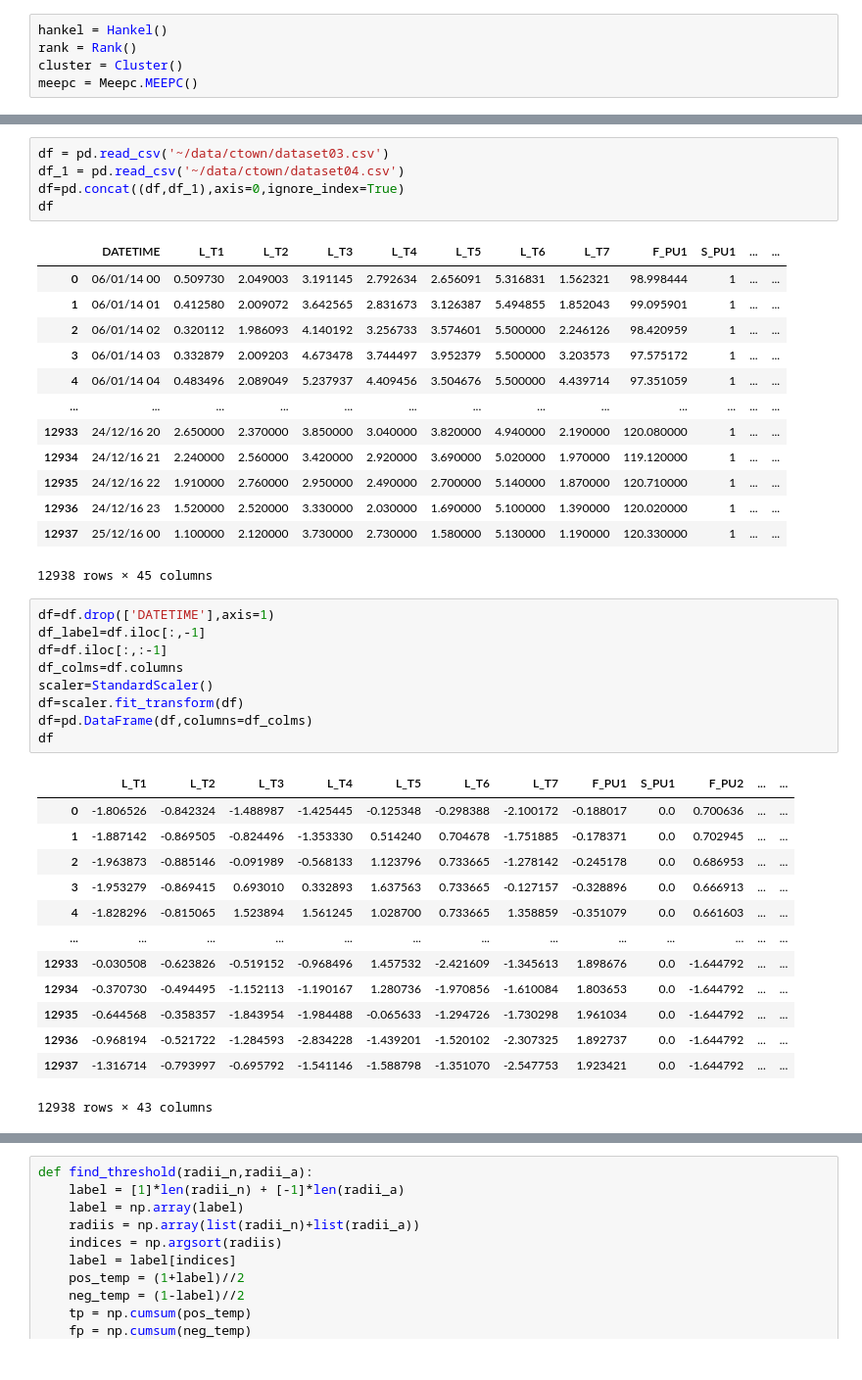
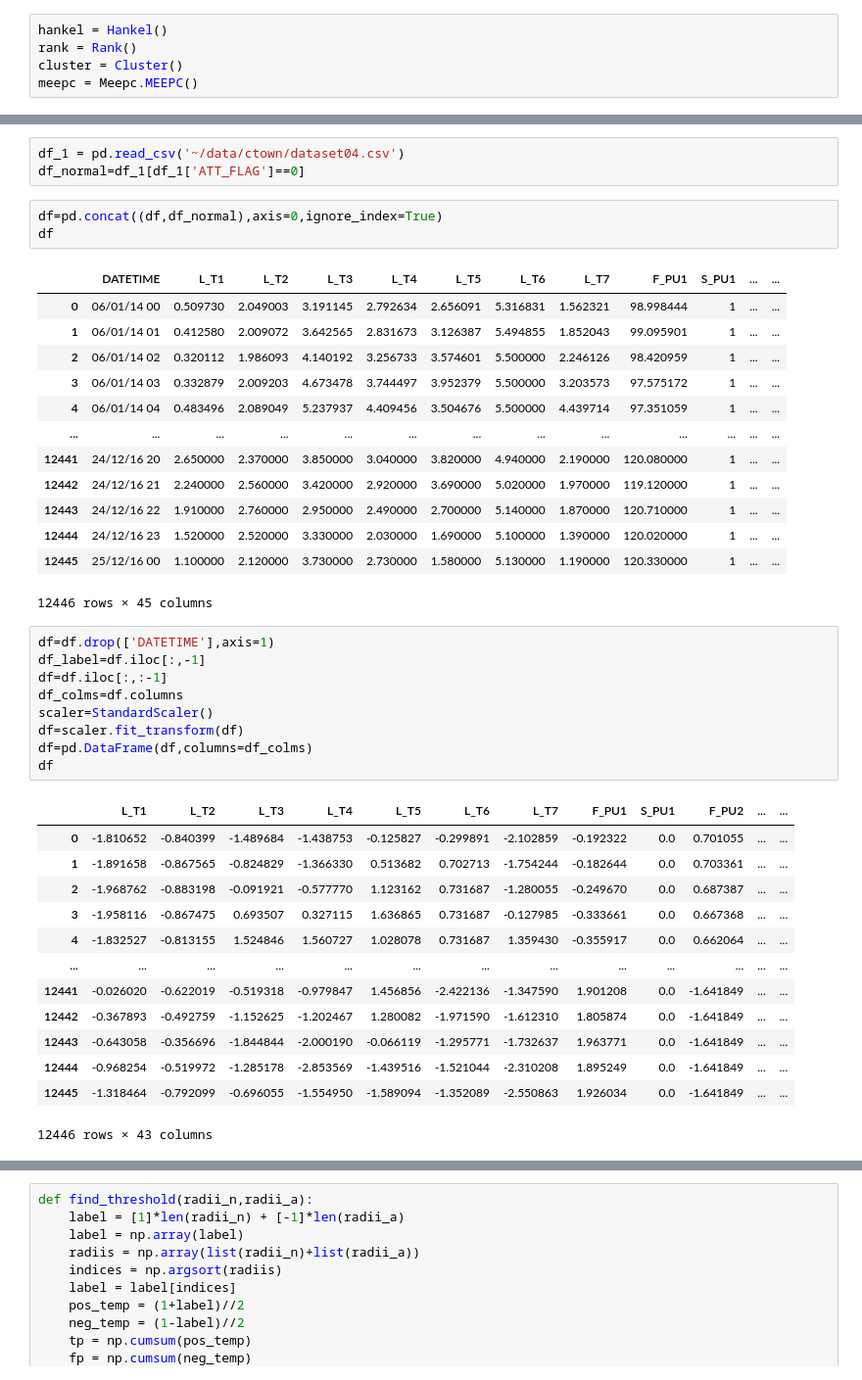
Before and after one commit to manu1003/meepc, a Jupyter notebook: batadel.ipynb, the cells around one changed output, grey strips where cells are left out. Shown at 98% size. Saved outputs shown, nothing was run; the diff lists cells and outputs as text.

```diff
--- a/batadel.ipynb
+++ b/batadel.ipynb
@@ -15,22 +32,23 @@ meepc = Meepc.MEEPC()
+# %%
+df_1 = pd.read_csv('~/data/ctown/dataset04.csv')
+df_normal=df_1[df_1['ATT_FLAG']==0]
 # %%
-df = pd.read_csv('~/data/ctown/dataset03.csv')
-df_1 = pd.read_csv('~/data/ctown/dataset04.csv')
-df=pd.concat((df,df_1),axis=0,ignore_index=True)
+df=pd.concat((df,df_normal),axis=0,ignore_index=True)
 df
 # %% [output]
 |  | DATETIME | L_T1 | L_T2 | L_T3 | L_T4 | L_T5 | L_T6 | L_T7 | F_PU1 | S_PU1 | ... | ... |
 | 0 | 06/01/14 00 | 0.509730 | 2.049003 | 3.191145 | 2.792634 | 2.656091 | 5.316831 | 1.562321 | 98.998444 | 1 | ... | ... |
 | 1 | 06/01/14 01 | 0.412580 | 2.009072 | 3.642565 | 2.831673 | 3.126387 | 5.494855 | 1.852043 | 99.095901 | 1 | ... | ... |
 | 2 | 06/01/14 02 | 0.320112 | 1.986093 | 4.140192 | 3.256733 | 3.574601 | 5.500000 | 2.246126 | 98.420959 | 1 | ... | ... |
 | 3 | 06/01/14 03 | 0.332879 | 2.009203 | 4.673478 | 3.744497 | 3.952379 | 5.500000 | 3.203573 | 97.575172 | 1 | ... | ... |
 | 4 | 06/01/14 04 | 0.483496 | 2.089049 | 5.237937 | 4.409456 | 3.504676 | 5.500000 | 4.439714 | 97.351059 | 1 | ... | ... |
 | ... | ... | ... | ... | ... | ... | ... | ... | ... | ... | ... | ... | ... |
-| 12933 | 24/12/16 20 | 2.650000 | 2.370000 | 3.850000 | 3.040000 | 3.820000 | 4.940000 | 2.190000 | 120.080000 | 1 | ... | ... |
-| 12934 | 24/12/16 21 | 2.240000 | 2.560000 | 3.420000 | 2.920000 | 3.690000 | 5.020000 | 1.970000 | 119.120000 | 1 | ... | ... |
-| 12935 | 24/12/16 22 | 1.910000 | 2.760000 | 2.950000 | 2.490000 | 2.700000 | 5.140000 | 1.870000 | 120.710000 | 1 | ... | ... |
-| 12936 | 24/12/16 23 | 1.520000 | 2.520000 | 3.330000 | 2.030000 | 1.690000 | 5.100000 | 1.390000 | 120.020000 | 1 | ... | ... |
-| 12937 | 25/12/16 00 | 1.100000 | 2.120000 | 3.730000 | 2.730000 | 1.580000 | 5.130000 | 1.190000 | 120.330000 | 1 | ... | ... |
+| 12441 | 24/12/16 20 | 2.650000 | 2.370000 | 3.850000 | 3.040000 | 3.820000 | 4.940000 | 2.190000 | 120.080000 | 1 | ... | ... |
+| 12442 | 24/12/16 21 | 2.240000 | 2.560000 | 3.420000 | 2.920000 | 3.690000 | 5.020000 | 1.970000 | 119.120000 | 1 | ... | ... |
+| 12443 | 24/12/16 22 | 1.910000 | 2.760000 | 2.950000 | 2.490000 | 2.700000 | 5.140000 | 1.870000 | 120.710000 | 1 | ... | ... |
+| 12444 | 24/12/16 23 | 1.520000 | 2.520000 | 3.330000 | 2.030000 | 1.690000 | 5.100000 | 1.390000 | 120.020000 | 1 | ... | ... |
+| 12445 | 25/12/16 00 | 1.100000 | 2.120000 | 3.730000 | 2.730000 | 1.580000 | 5.130000 | 1.190000 | 120.330000 | 1 | ... | ... |
-12938 rows × 45 columns
+12446 rows × 45 columns
 # %%
 df=df.drop(['DATETIME'],axis=1)
 df_label=df.iloc[:,-1]
@@ -42,18 +60,18 @@ df=pd.DataFrame(df,columns=df_colms)
 df
 # %% [output]
 |  | L_T1 | L_T2 | L_T3 | L_T4 | L_T5 | L_T6 | L_T7 | F_PU1 | S_PU1 | F_PU2 | ... | ... |
-| 0 | -1.806526 | -0.842324 | -1.488987 | -1.425445 | -0.125348 | -0.298388 | -2.100172 | -0.188017 | 0.0 | 0.700636 | ... | ... |
-| 1 | -1.887142 | -0.869505 | -0.824496 | -1.353330 | 0.514240 | 0.704678 | -1.751885 | -0.178371 | 0.0 | 0.702945 | ... | ... |
-| 2 | -1.963873 | -0.885146 | -0.091989 | -0.568133 | 1.123796 | 0.733665 | -1.278142 | -0.245178 | 0.0 | 0.686953 | ... | ... |
-| 3 | -1.953279 | -0.869415 | 0.693010 | 0.332893 | 1.637563 | 0.733665 | -0.127157 | -0.328896 | 0.0 | 0.666913 | ... | ... |
-| 4 | -1.828296 | -0.815065 | 1.523894 | 1.561245 | 1.028700 | 0.733665 | 1.358859 | -0.351079 | 0.0 | 0.661603 | ... | ... |
+| 0 | -1.810652 | -0.840399 | -1.489684 | -1.438753 | -0.125827 | -0.299891 | -2.102859 | -0.192322 | 0.0 | 0.701055 | ... | ... |
+| 1 | -1.891658 | -0.867565 | -0.824829 | -1.366330 | 0.513682 | 0.702713 | -1.754244 | -0.182644 | 0.0 | 0.703361 | ... | ... |
+| 2 | -1.968762 | -0.883198 | -0.091921 | -0.577770 | 1.123162 | 0.731687 | -1.280055 | -0.249670 | 0.0 | 0.687387 | ... | ... |
+| 3 | -1.958116 | -0.867475 | 0.693507 | 0.327115 | 1.636865 | 0.731687 | -0.127985 | -0.333661 | 0.0 | 0.667368 | ... | ... |
+| 4 | -1.832527 | -0.813155 | 1.524846 | 1.560727 | 1.028078 | 0.731687 | 1.359430 | -0.355917 | 0.0 | 0.662064 | ... | ... |
 | ... | ... | ... | ... | ... | ... | ... | ... | ... | ... | ... | ... | ... |
-| 12933 | -0.030508 | -0.623826 | -0.519152 | -0.968496 | 1.457532 | -2.421609 | -1.345613 | 1.898676 | 0.0 | -1.644792 | ... | ... |
-| 12934 | -0.370730 | -0.494495 | -1.152113 | -1.190167 | 1.280736 | -1.970856 | -1.610084 | 1.803653 | 0.0 | -1.644792 | ... | ... |
-| 12935 | -0.644568 | -0.358357 | -1.843954 | -1.984488 | -0.065633 | -1.294726 | -1.730298 | 1.961034 | 0.0 | -1.644792 | ... | ... |
-| 12936 | -0.968194 | -0.521722 | -1.284593 | -2.834228 | -1.439201 | -1.520102 | -2.307325 | 1.892737 | 0.0 | -1.644792 | ... | ... |
-| 12937 | -1.316714 | -0.793997 | -0.695792 | -1.541146 | -1.588798 | -1.351070 | -2.547753 | 1.923421 | 0.0 | -1.644792 | ... | ... |
+| 12441 | -0.026020 | -0.622019 | -0.519318 | -0.979847 | 1.456856 | -2.422136 | -1.347590 | 1.901208 | 0.0 | -1.641849 | ... | ... |
+| 12442 | -0.367893 | -0.492759 | -1.152625 | -1.202467 | 1.280082 | -1.971590 | -1.612310 | 1.805874 | 0.0 | -1.641849 | ... | ... |
+| 12443 | -0.643058 | -0.356696 | -1.844844 | -2.000190 | -0.066119 | -1.295771 | -1.732637 | 1.963771 | 0.0 | -1.641849 | ... | ... |
+| 12444 | -0.968254 | -0.519972 | -1.285178 | -2.853569 | -1.439516 | -1.521044 | -2.310208 | 1.895249 | 0.0 | -1.641849 | ... | ... |
+| 12445 | -1.318464 | -0.792099 | -0.696055 | -1.554950 | -1.589094 | -1.352089 | -2.550863 | 1.926034 | 0.0 | -1.641849 | ... | ... |
-12938 rows × 43 columns
+12446 rows × 43 columns
 # %%
 df=pd.concat((df,df_label),axis=1)
 df
```
Also changed, not shown: parts of 31 cells of this notebook, 2 other files.
